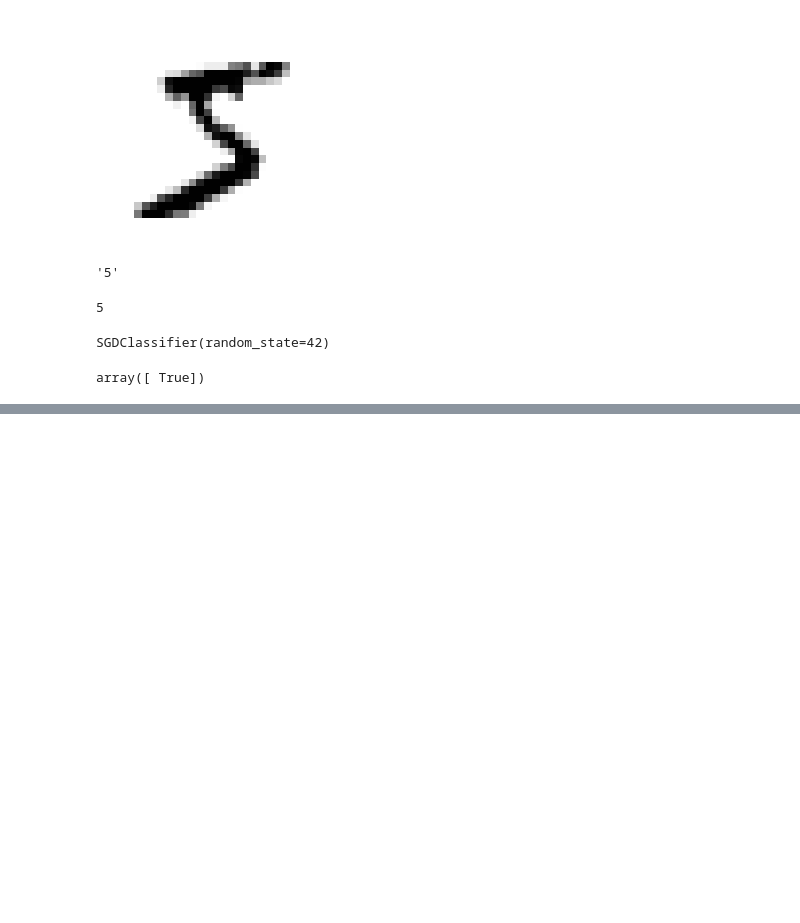
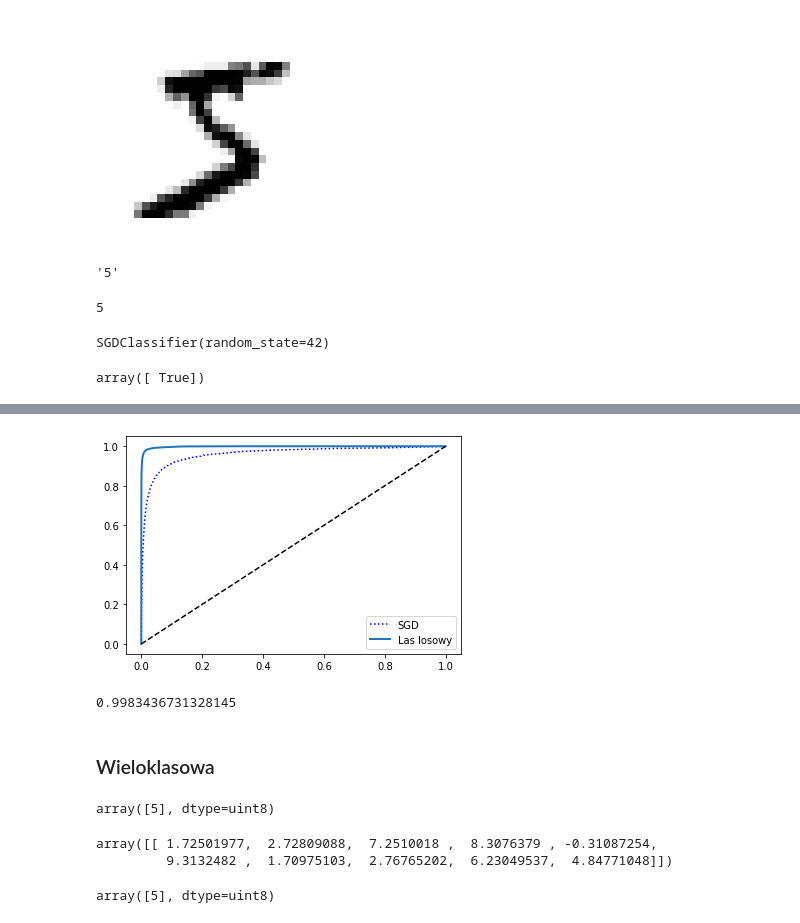
Before and after one commit to PremGorecki/MachineLearning, a Jupyter notebook: 01_MNIST.ipynb, the cells around one changed output, grey strips where cells are left out. Cells and saved outputs as stored; diff of their text form; code cells hidden in the pictures; blank space fills up the shorter version.

```diff
--- a/01_MNIST.ipynb
+++ b/01_MNIST.ipynb
@@ -66,0 +171,51 @@ array([ True])
+# %%
+# Teraz sprawdzamy na innym klasyfikatorze
+from sklearn.ensemble import RandomForestClassifier
+forest_clf = RandomForestClassifier(random_state=42)
+y_probas_forest = cross_val_predict(forest_clf, X_train, y_train_5, cv=3,
+method="predict_proba")
+# %%
+y_scores_forest = y_probas_forest[:, 1] # Wynik = prawd. przynależności do klasy pozytywnej
+fpr_forest, tpr_forest, thresholds_forest = roc_curve(y_train_5,y_scores_forest)
+# %%
+plt.plot(fpr, tpr, "b:", label="SGD")
+plot_roc_curve(fpr_forest, tpr_forest, "Las losowy")
+plt.legend(loc="lower right")
+plt.show()
+# %% [output]
+[figure, added]
+# %%
+roc_auc_score(y_train_5, y_scores_forest)
+# %% [output]
+0.9983436731328145
+# %% [markdown]
+### Wieloklasowa
+# %%
+#Klasyfikator wektorów nośnych
+
+from sklearn.svm import SVC
+svm_clf = SVC()
+svm_clf.fit(X_train, y_train) # y_train, a nie y_train_5
+svm_clf.predict([some_digit])
+# %% [output]
+array([5], dtype=uint8)
+# %%
+"""
+Scikit-Learn skorzystał w rzeczywistości ze strategii OvO: wytrenował
+45 klasyfikatorów binarnych, uzyskał wyniki decyzyjne dla analizowanego obrazu i wybrał klasę, która
+wygrała większość „pojedynków”.
+"""
+some_digit_scores = svm_clf.decision_function([some_digit])
+some_digit_scores
+# %% [output]
+array([[ 1.72501977,  2.72809088,  7.2510018 ,  8.3076379 , -0.31087254,
+         9.3132482 ,  1.70975103,  2.76765202,  6.23049537,  4.84771048]])
+# %%
+# Można samemu wybrać strategię
+
+from sklearn.multiclass import OneVsRestClassifier
+ovr_clf = OneVsRestClassifier(SVC())
+ovr_clf.fit(X_train, y_train)
+ovr_clf.predict([some_digit])
+# %% [output]
+array([5], dtype=uint8)
```
Also changed, not shown: parts of 27 cells of this notebook.
